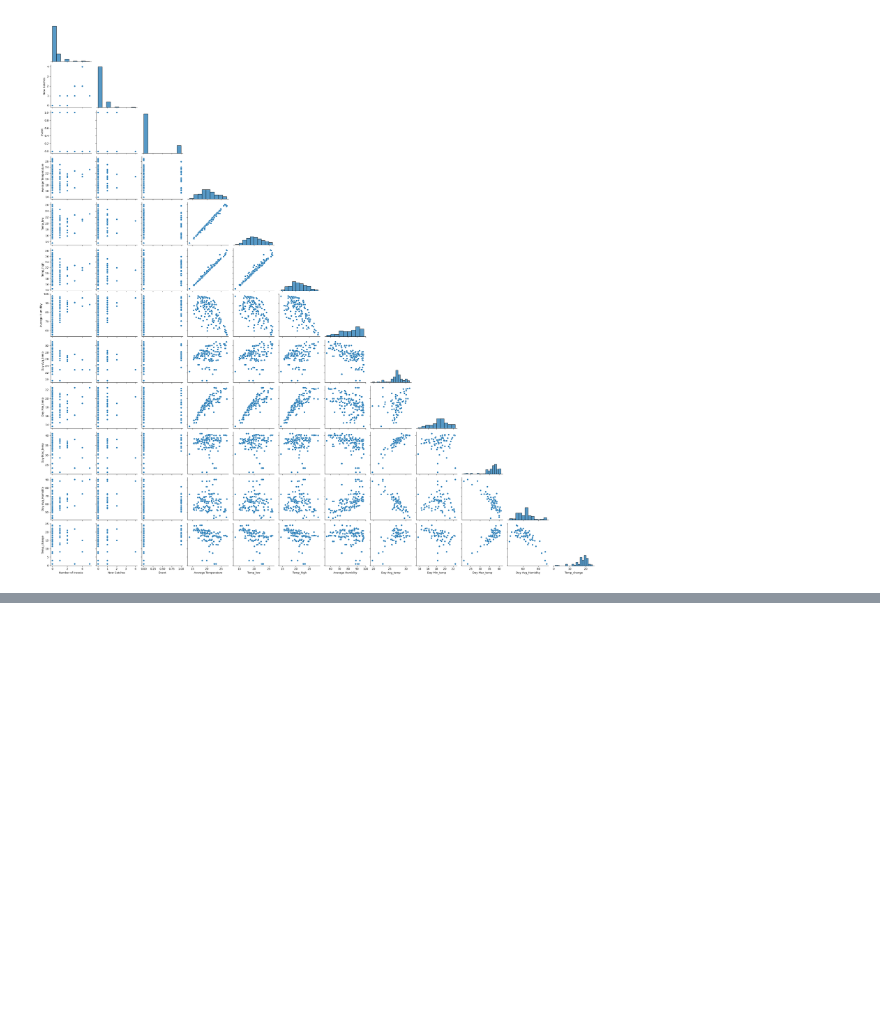
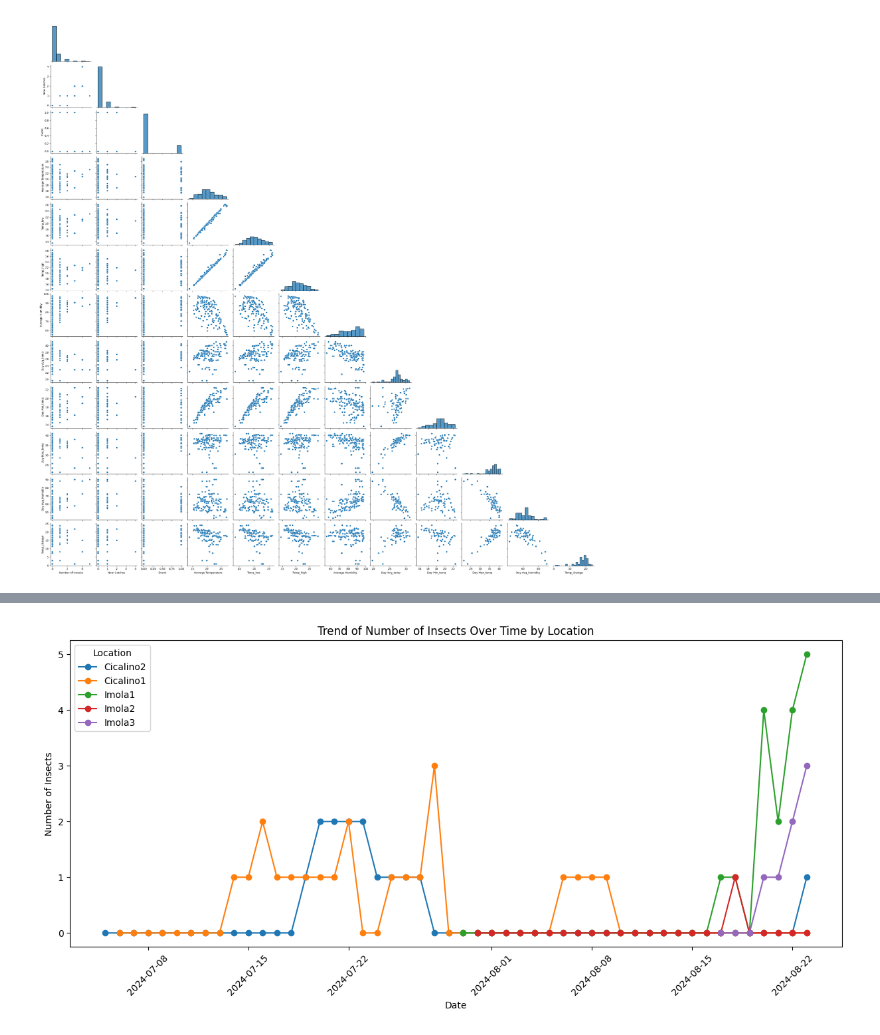
Before and after one commit to LuckyForoozan/Agritech-Pest-Prediction, a Jupyter notebook: EDA_Agritech_Pest_Prediction.ipynb, the cells around one changed output, grey strips where cells are left out. Saved outputs shown, nothing was run; the diff lists cells and outputs as text; code cells hidden in the pictures; blank space fills up the shorter version.

```diff
--- a/EDA_Agritech_Pest_Prediction.ipynb
+++ b/EDA_Agritech_Pest_Prediction.ipynb
@@ -360,0 +402,28 @@ plt.show()
+# %%
+import matplotlib.pyplot as plt
+import seaborn as sns
+
+# Assuming 'Location' is a column in your DataFrame
+locations = df['Location'].unique()
+
+# Create a plot for each location
+plt.figure(figsize=(15, 6))
+
+# Loop through each location
+for location in locations:
+    # Filter data for each location
+    location_data = df[df['Location'] == location]
+
+    # Plot the trend for each location
+    plt.plot(location_data['Date'], location_data['Number of Insects'], marker='o', linestyle='-', label=location)
+
+# Rotate the x-axis labels for readability
+plt.xticks(rotation=45)
+plt.xlabel("Date")
+plt.ylabel("Number of Insects")
+plt.title("Trend of Number of Insects Over Time by Location")
+plt.legend(title="Location")
+
+plt.show()
+# %% [output]
+[figure, added]
```
Also changed, not shown: parts of 6 cells of this notebook.
